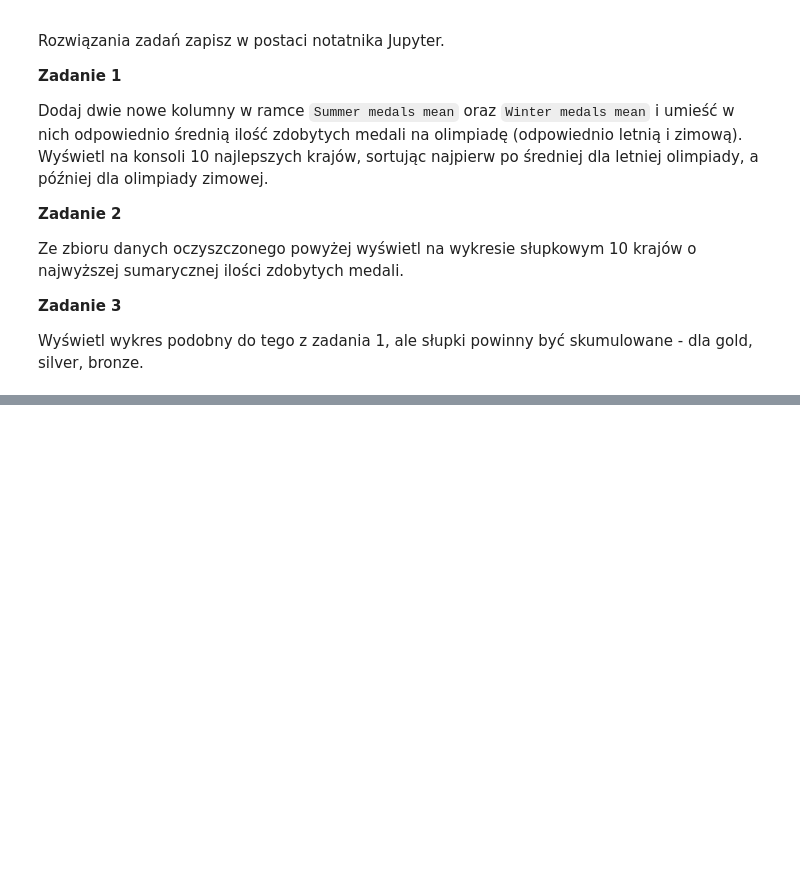
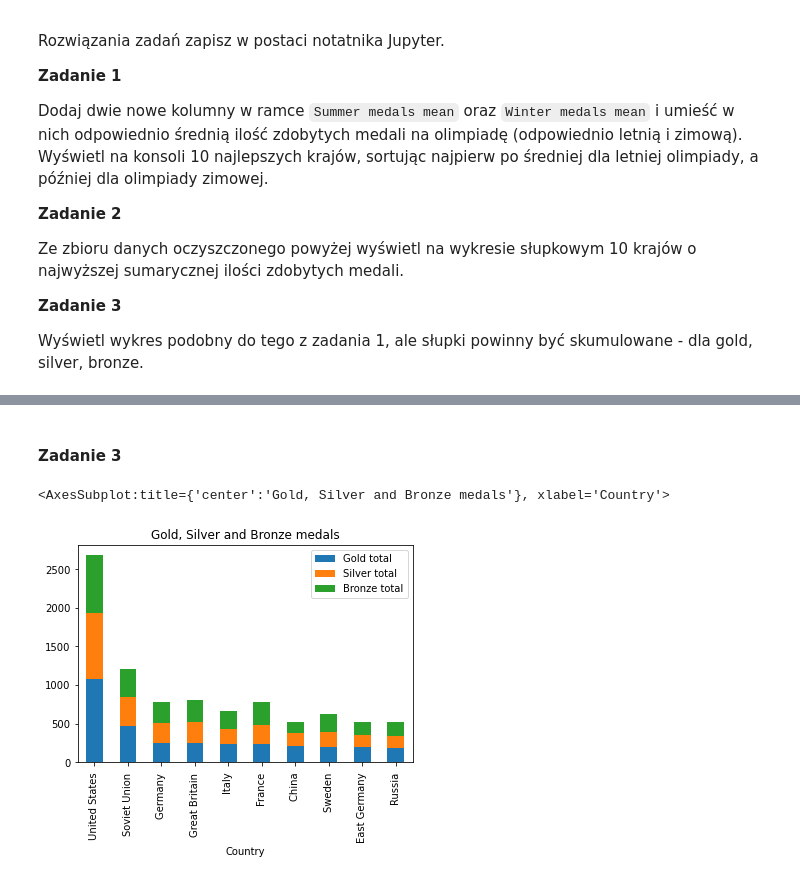
Before and after one commit to Jonash55/WD_BJ_151267, a Jupyter notebook: Lab5/2_etl_with_python.ipynb, the cells around one changed output, grey strips where cells are left out. Cells and saved outputs as stored; diff of their text form; code cells hidden in the pictures; blank space fills up the shorter version.

```diff
--- a/Lab5/2_etl_with_python.ipynb
+++ b/Lab5/2_etl_with_python.ipynb
@@ -157,0 +231,10 @@ df
+# %% [markdown]
+#### Zadanie 3
+# %%
+df_grouped = df[['Country', 'Gold total', 'Silver total', 'Bronze total']].groupby('Country').sum()
+df_grouped_sorted = df_grouped.sort_values("Gold total", ascending=False)[1:11]
+# %%
+df_grouped_sorted.plot(kind='bar', stacked=True, title='Gold, Silver and Bronze medals')
+# %% [output]
+<AxesSubplot:title={'center':'Gold, Silver and Bronze medals'}, xlabel='Country'>
+[figure, added]
```
Also changed, not shown: parts of 29 cells of this notebook, 2 other files.
